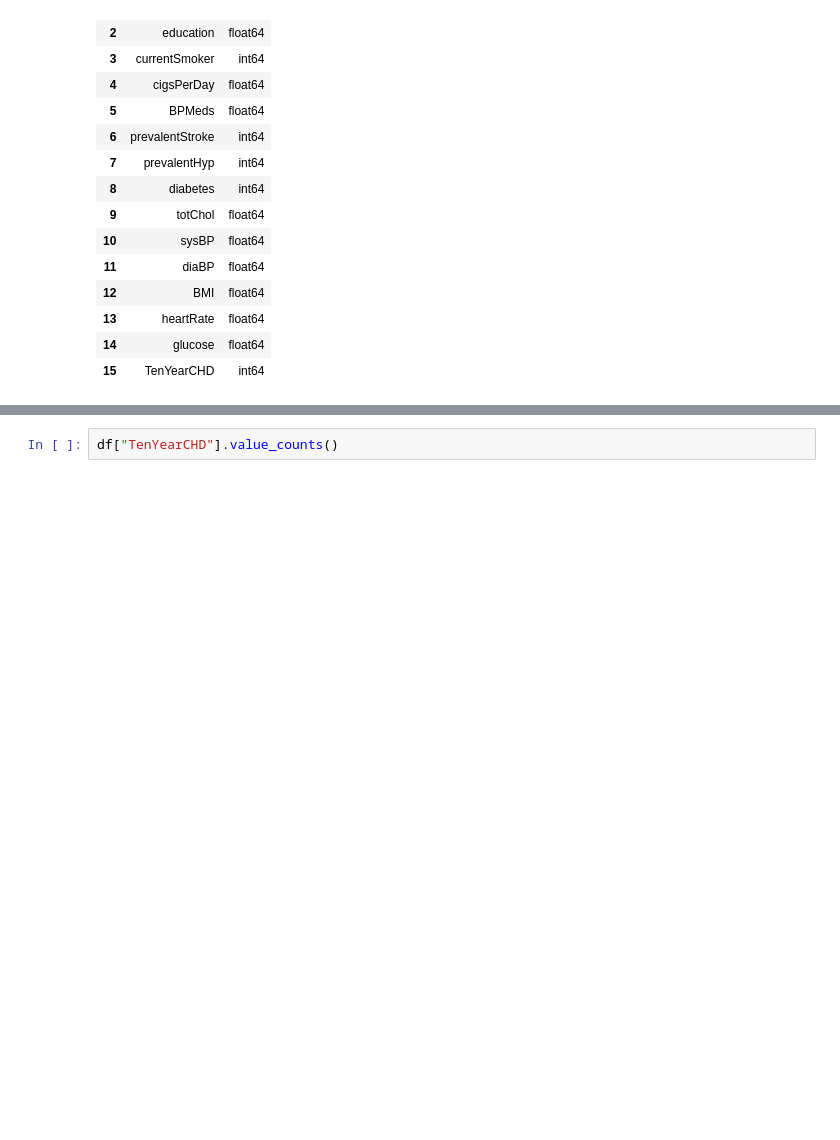
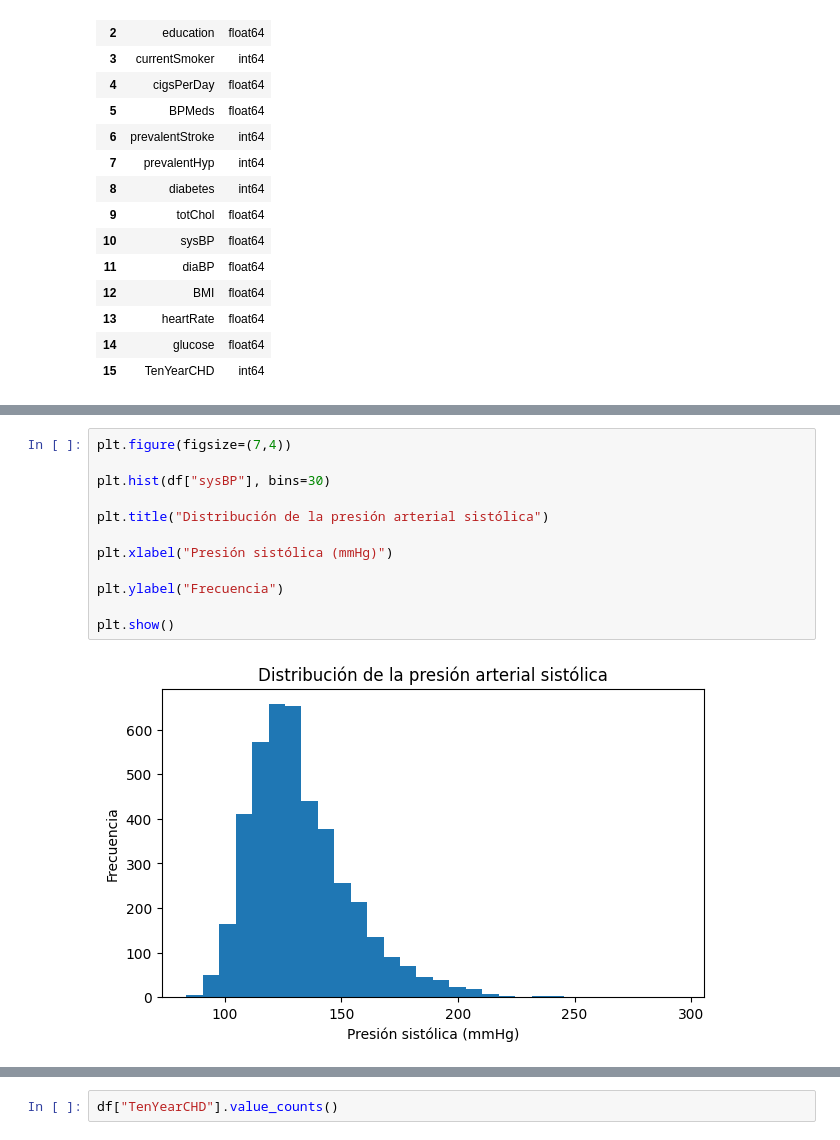
Before and after one commit to Prod1982/mcdi501_grupo6, a Jupyter notebook: notebooks/F1_Analisis_Exploratorio.ipynb, the cells around one changed output, grey strips where cells are left out. Cells and saved outputs as stored; diff of their text form; blank space fills up the shorter version.

Commit message:
Agrega estadística descriptiva presión sistólica

```diff
--- a/notebooks/F1_Analisis_Exploratorio.ipynb
+++ b/notebooks/F1_Analisis_Exploratorio.ipynb
@@ -195,0 +305,14 @@ tipos
+# %%
+plt.figure(figsize=(7,4))
+
+plt.hist(df["sysBP"], bins=30)
+
+plt.title("Distribución de la presión arterial sistólica")
+
+plt.xlabel("Presión sistólica (mmHg)")
+
+plt.ylabel("Frecuencia")
+
+plt.show()
+# %% [output]
+[figure, added]
```
Also changed, not shown: parts of 12 cells of this notebook.
